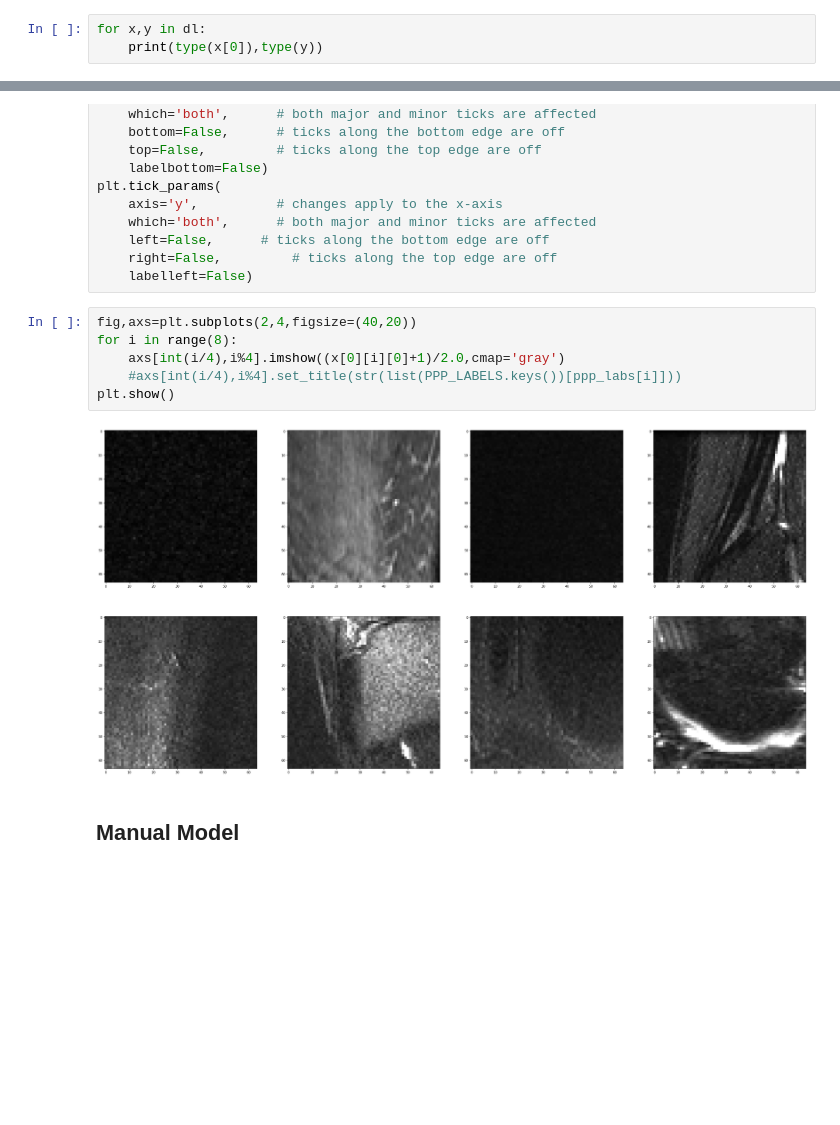
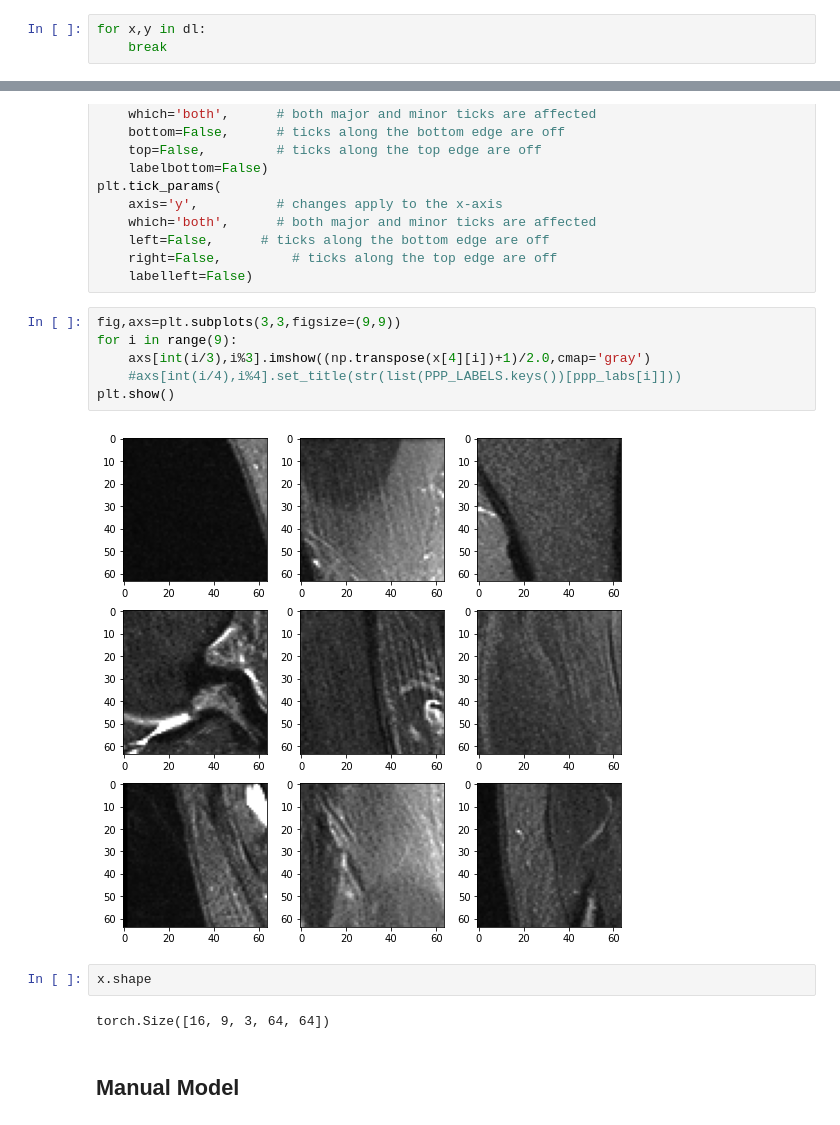
Before and after one commit to sadimanna/JPOP_net, a Jupyter notebook: PYTORCH sagittal ROCKET_MODEL Model 4b2+4b3.ipynb, the cells around one changed output, grey strips where cells are left out. Saved outputs shown, nothing was run; the diff lists cells and outputs as text; blank space fills up the shorter version.

```diff
--- a/PYTORCH sagittal ROCKET_MODEL Model 4b2+4b3.ipynb
+++ b/PYTORCH sagittal ROCKET_MODEL Model 4b2+4b3.ipynb
@@ -829,4 +780,4 @@ dg = PPPDataGen('valid','sagittal',mrnet_path,val_filenames_df,preprocess_input
 dl = DataLoader(dg,batch_size=16)
 # %%
 for x,y in dl:
-    print(type(x[0]),type(y))
+    break
@@ -872,13 +814,17 @@ plt.tick_params(
     right=False,         # ticks along the top edge are off
     labelleft=False)
 # %%
-fig,axs=plt.subplots(2,4,figsize=(40,20))
-for i in range(8):
-    axs[int(i/4),i%4].imshow((x[0][i][0]+1)/2.0,cmap='gray')
+fig,axs=plt.subplots(3,3,figsize=(9,9))
+for i in range(9):
+    axs[int(i/3),i%3].imshow((np.transpose(x[4][i])+1)/2.0,cmap='gray')
     #axs[int(i/4),i%4].set_title(str(list(PPP_LABELS.keys())[ppp_labs[i]]))
 plt.show()
 # %% [output]
-[figure, old version]
+[figure, new version]
+# %%
+x.shape
+# %% [output]
+torch.Size([16, 9, 3, 64, 64])
 # %% [markdown]
 ## Manual Model
 # %%
```
Also changed, not shown: parts of 17 cells of this notebook.
